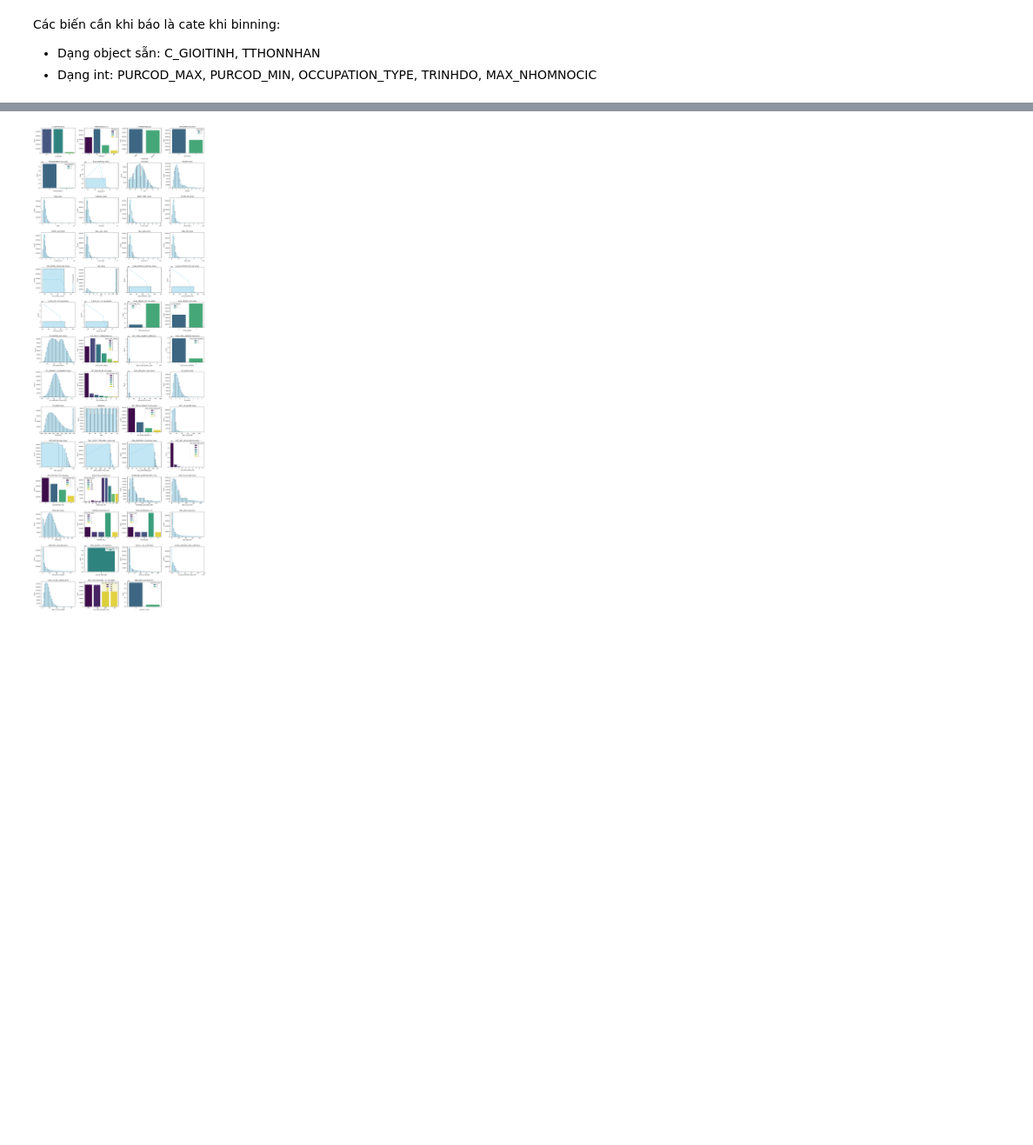
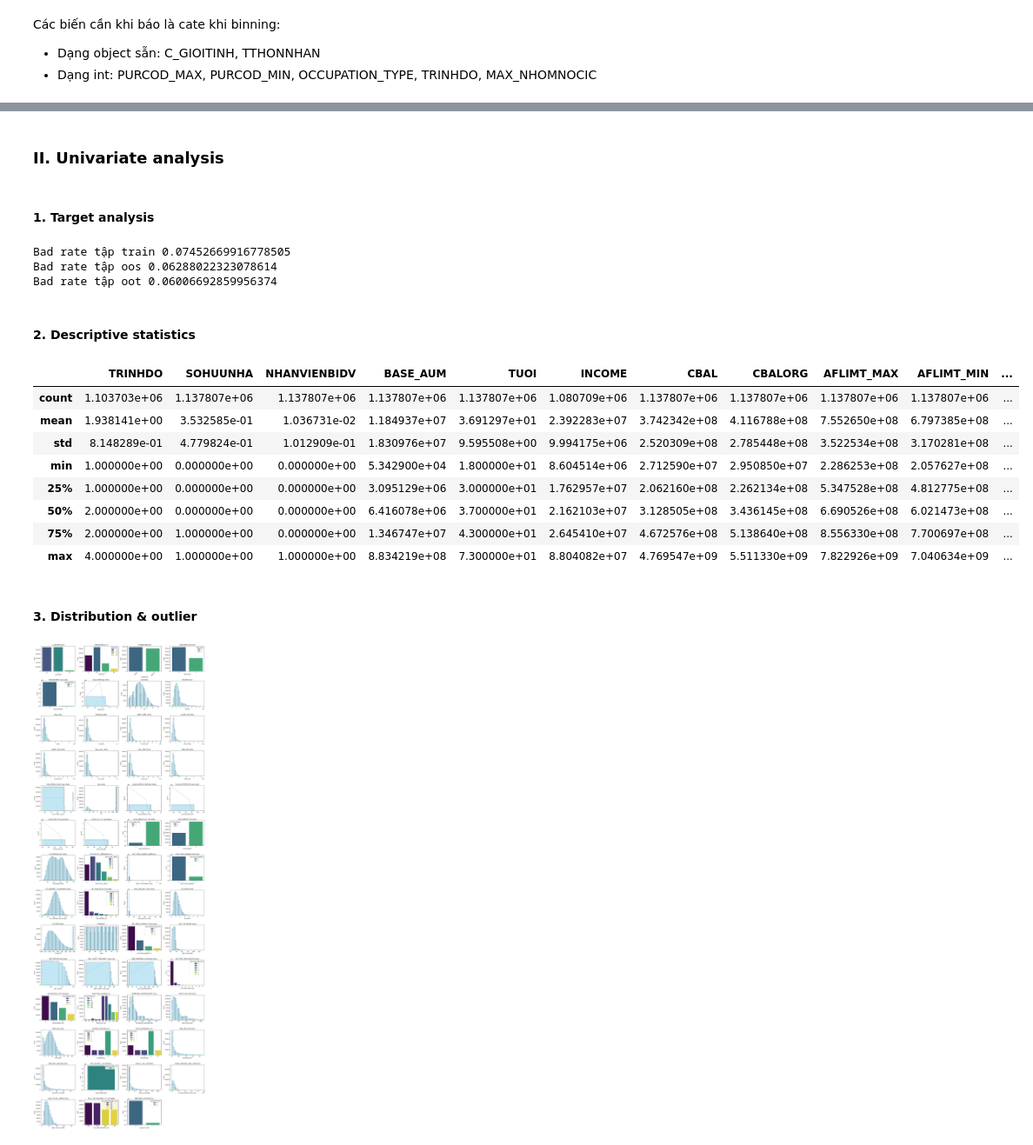
Before and after one commit to ToanNguyn/Khoa-luan, a Jupyter notebook: EDA.ipynb, the cells around one changed output, grey strips where cells are left out. Shown at 87% size. Drawn from its saved outputs; the diff is of its cells as text; code cells hidden in the pictures; blank space fills up the shorter version.

```diff
--- a/Log reg/EDA_log_reg.ipynb
+++ b/EDA.ipynb
@@ -109,0 +112,32 @@ Histogram/Density Plot
+# %% [markdown]
+### II. Univariate analysis
+# %% [markdown]
+#### 1. Target analysis
+# %%
+bad_rate_train = len(df[df['BAD_NEXT_12M'] == 1]) / len(df)
+bad_rate_oos = len(oos[oos['BAD_NEXT_12M'] == 1]) / len(oos)
+bad_rate_oot = len(oot[oot['BAD_NEXT_12M'] == 1]) / len(oot)
+
+print(f"Bad rate tập train {bad_rate_train}")
+print(f"Bad rate tập oos {bad_rate_oos}")
+print(f"Bad rate tập oot {bad_rate_oot}")
+# %% [output]
+Bad rate tập train 0.07452669916778505
+Bad rate tập oos 0.06288022323078614
+Bad rate tập oot 0.06006692859956374
+# %% [markdown]
+#### 2. Descriptive statistics
+# %%
+pd.set_option('display.max_columns', None)
+# %%
+df.describe()
+# %% [output]
+|  | TRINHDO | SOHUUNHA | NHANVIENBIDV | BASE_AUM | TUOI | INCOME | CBAL | CBALORG | AFLIMT_MAX | AFLIMT_MIN | ... |
+| count | 1.103703e+06 | 1.137807e+06 | 1.137807e+06 | 1.137807e+06 | 1.137807e+06 | 1.080709e+06 | 1.137807e+06 | 1.137807e+06 | 1.137807e+06 | 1.137807e+06 | ... |
+| mean | 1.938141e+00 | 3.532585e-01 | 1.036731e-02 | 1.184937e+07 | 3.691297e+01 | 2.392283e+07 | 3.742342e+08 | 4.116788e+08 | 7.552650e+08 | 6.797385e+08 | ... |
+| std | 8.148289e-01 | 4.779824e-01 | 1.012909e-01 | 1.830976e+07 | 9.595508e+00 | 9.994175e+06 | 2.520309e+08 | 2.785448e+08 | 3.522534e+08 | 3.170281e+08 | ... |
+| min | 1.000000e+00 | 0.000000e+00 | 0.000000e+00 | 5.342900e+04 | 1.800000e+01 | 8.604514e+06 | 2.712590e+07 | 2.950850e+07 | 2.286253e+08 | 2.057627e+08 | ... |
+| 25% | 1.000000e+00 | 0.000000e+00 | 0.000000e+00 | 3.095129e+06 | 3.000000e+01 | 1.762957e+07 | 2.062160e+08 | 2.262134e+08 | 5.347528e+08 | 4.812775e+08 | ... |
+| 50% | 2.000000e+00 | 0.000000e+00 | 0.000000e+00 | 6.416078e+06 | 3.700000e+01 | 2.162103e+07 | 3.128505e+08 | 3.436145e+08 | 6.690526e+08 | 6.021473e+08 | ... |
+| 75% | 2.000000e+00 | 1.000000e+00 | 0.000000e+00 | 1.346747e+07 | 4.300000e+01 | 2.645410e+07 | 4.672576e+08 | 5.138640e+08 | 8.556330e+08 | 7.700697e+08 | ... |
+| max | 4.000000e+00 | 1.000000e+00 | 1.000000e+00 | 8.834219e+08 | 7.300000e+01 | 8.804082e+07 | 4.769547e+09 | 5.511330e+09 | 7.822926e+09 | 7.040634e+09 | ... |
@@ -110 +146,3 @@ Histogram/Density Plot
+# %% [markdown]
+#### 3. Distribution & outlier
 # %%
```
Also changed, not shown: parts of 34 cells of this notebook, 9 other files.
